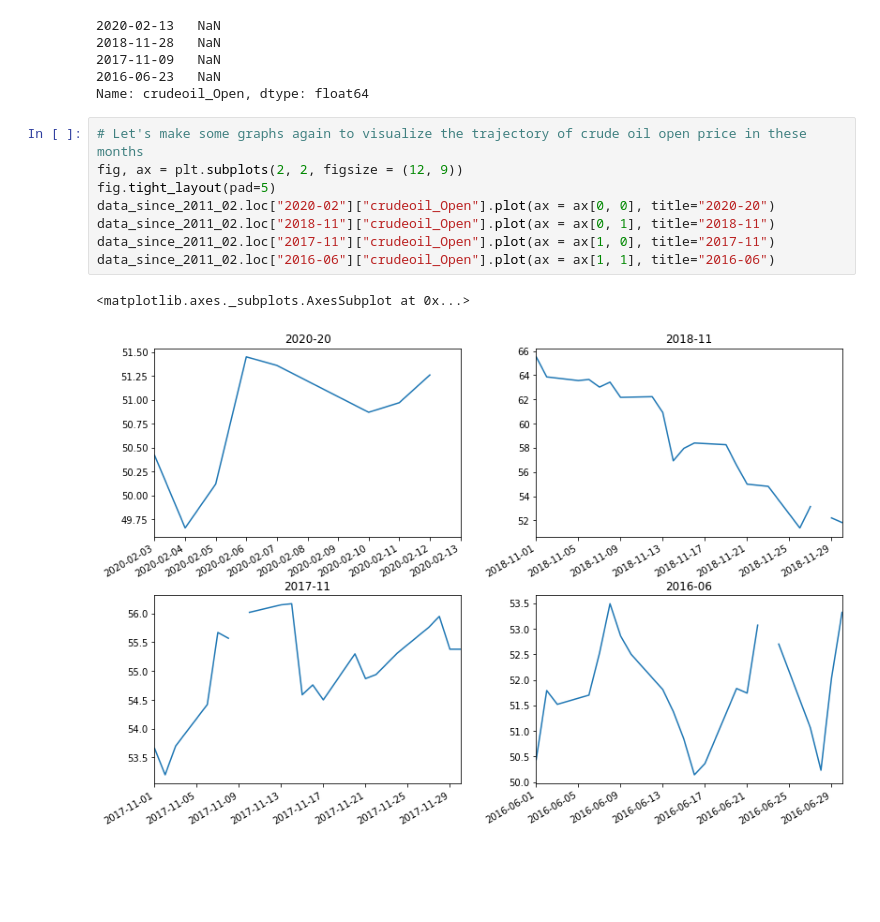
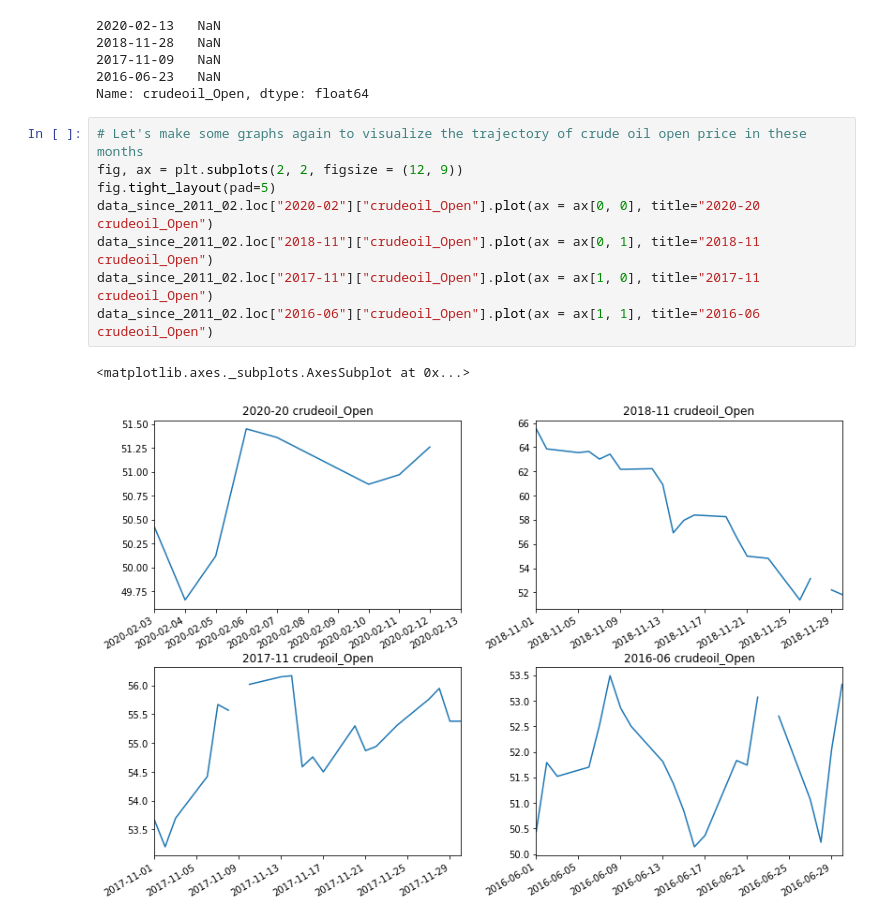
Before and after one commit to HaoxuanXu/Stock_Market_Trend_Prediction, a Jupyter notebook: Data_Cleaning.ipynb, the cells around one changed output. Drawn from its saved outputs; the diff is of its cells as text; blank space fills up the shorter version.

```diff
--- a/Data_Cleaning.ipynb
+++ b/Data_Cleaning.ipynb
@@ -340,11 +340,11 @@ Name: crudeoil_Open, dtype: float64
 # %%
 # Let's make some graphs again to visualize the trajectory of crude oil open price in these months
 fig, ax = plt.subplots(2, 2, figsize = (12, 9))
 fig.tight_layout(pad=5)
-data_since_2011_02.loc["2020-02"]["crudeoil_Open"].plot(ax = ax[0, 0], title="2020-20")
-data_since_2011_02.loc["2018-11"]["crudeoil_Open"].plot(ax = ax[0, 1], title="2018-11")
-data_since_2011_02.loc["2017-11"]["crudeoil_Open"].plot(ax = ax[1, 0], title="2017-11")
-data_since_2011_02.loc["2016-06"]["crudeoil_Open"].plot(ax = ax[1, 1], title="2016-06")
+data_since_2011_02.loc["2020-02"]["crudeoil_Open"].plot(ax = ax[0, 0], title="2020-20 crudeoil_Open")
+data_since_2011_02.loc["2018-11"]["crudeoil_Open"].plot(ax = ax[0, 1], title="2018-11 crudeoil_Open")
+data_since_2011_02.loc["2017-11"]["crudeoil_Open"].plot(ax = ax[1, 0], title="2017-11 crudeoil_Open")
+data_since_2011_02.loc["2016-06"]["crudeoil_Open"].plot(ax = ax[1, 1], title="2016-06 crudeoil_Open")
 # %% [output]
 <matplotlib.axes._subplots.AxesSubplot at 0x...>
-[figure, old version]
+[figure, new version]
```
Also changed, not shown: parts of 17 cells of this notebook, 1 other file.
